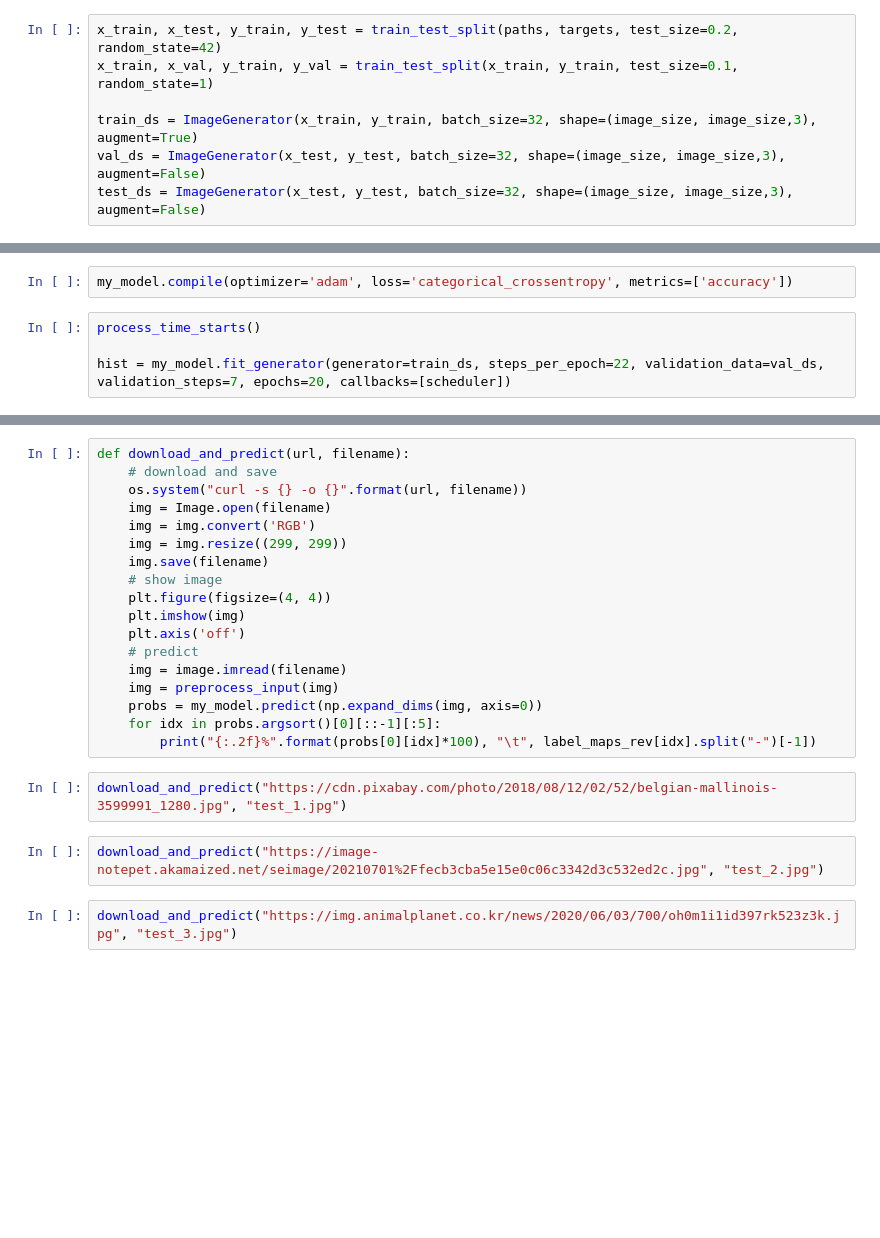
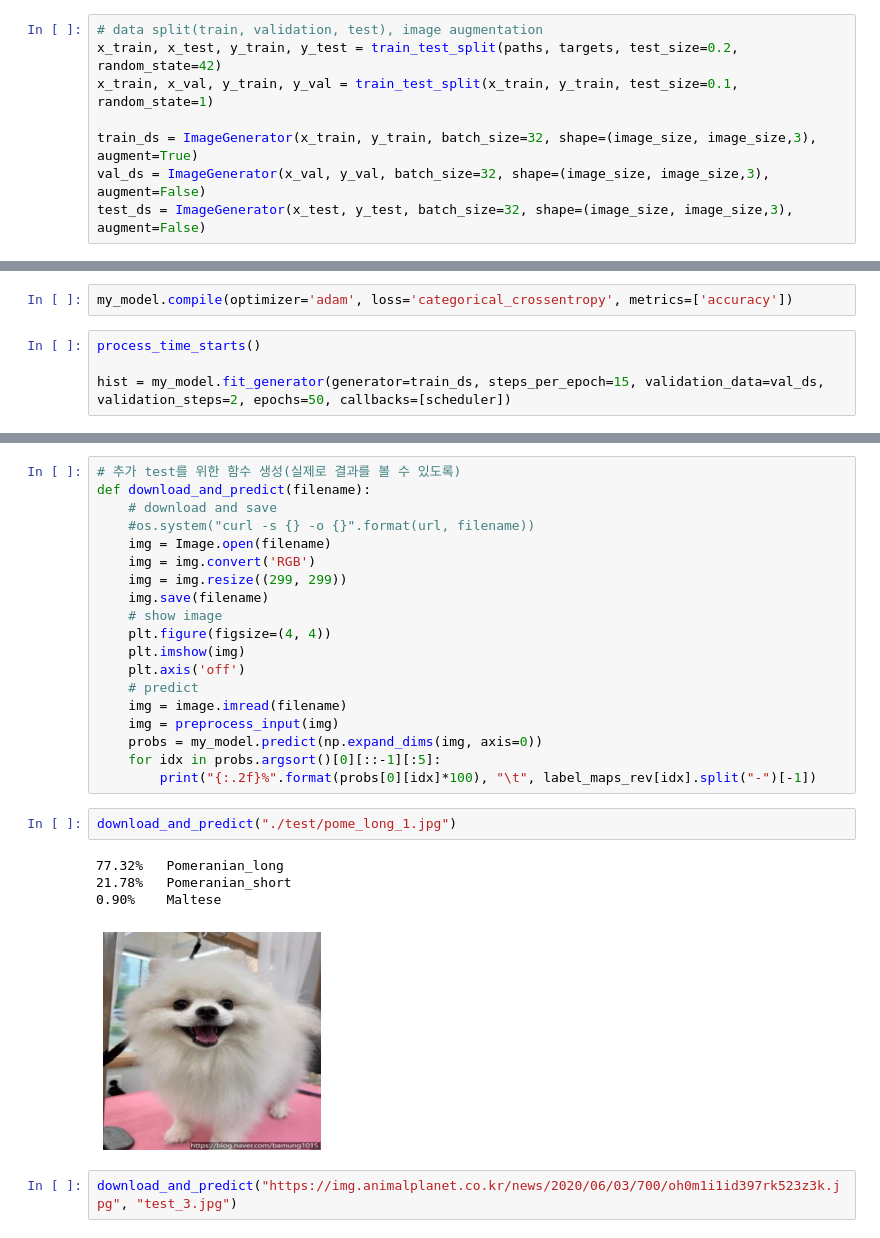
Before and after one commit to keunhyunkim/petever-new, a Jupyter notebook: ReferenceCodes/[default]breed_classification.ipynb, the cells around one changed output, grey strips where cells are left out. Drawn from its saved outputs; the diff is of its cells as text; blank space fills up the shorter version.

```diff
--- a/ReferenceCodes/[default]breed_classification.ipynb
+++ b/ReferenceCodes/[default]breed_classification.ipynb
@@ -227,9 +247,10 @@ class ImageGenerator(Sequence):
             image = seq.augment_image(image)
         return image
 # %%
+# data split(train, validation, test), image augmentation
 x_train, x_test, y_train, y_test = train_test_split(paths, targets, test_size=0.2, random_state=42)
 x_train, x_val, y_train, y_val = train_test_split(x_train, y_train, test_size=0.1, random_state=1)
 
 train_ds = ImageGenerator(x_train, y_train, batch_size=32, shape=(image_size, image_size,3), augment=True)
-val_ds = ImageGenerator(x_test, y_test, batch_size=32, shape=(image_size, image_size,3), augment=False)
+val_ds = ImageGenerator(x_val, y_val, batch_size=32, shape=(image_size, image_size,3), augment=False)
 test_ds = ImageGenerator(x_test, y_test, batch_size=32, shape=(image_size, image_size,3), augment=False)
@@ -283,4 +325,4 @@ my_model.compile(optimizer='adam', loss='categorical_crossentropy', metrics=['ac
 # %%
 process_time_starts()
 
-hist = my_model.fit_generator(generator=train_ds, steps_per_epoch=22, validation_data=val_ds,  validation_steps=7, epochs=20, callbacks=[scheduler])
+hist = my_model.fit_generator(generator=train_ds, steps_per_epoch=15, validation_data=val_ds,  validation_steps=2, epochs=50, callbacks=[scheduler])
@@ -306,7 +381,8 @@ print("Test results \n Loss:",test_loss,'\n Accuracy',test_accuracy)
 # %%
-def download_and_predict(url, filename):
+# 추가 test를 위한 함수 생성(실제로 결과를 볼 수 있도록)
+def download_and_predict(filename):
     # download and save
-    os.system("curl -s {} -o {}".format(url, filename))
+    #os.system("curl -s {} -o {}".format(url, filename))
     img = Image.open(filename)
     img = img.convert('RGB')
     img = img.resize((299, 299))
@@ -321,9 +397,12 @@ def download_and_predict(url, filename):
     probs = my_model.predict(np.expand_dims(img, axis=0))
     for idx in probs.argsort()[0][::-1][:5]:
         print("{:.2f}%".format(probs[0][idx]*100), "\t", label_maps_rev[idx].split("-")[-1])
-# %%
-download_and_predict("https://cdn.pixabay.com/photo/2018/08/12/02/52/belgian-mallinois-3599991_1280.jpg", "test_1.jpg")
-# %%
-download_and_predict("https://image-notepet.akamaized.net/seimage/20210701%2Ffecb3cba5e15e0c06c3342d3c532ed2c.jpg", "test_2.jpg")
+# %%
+download_and_predict("./test/pome_long_1.jpg")
+# %% [output]
+77.32%   Pomeranian_long
+21.78%   Pomeranian_short
+0.90%    Maltese
+[figure, added]
 # %%
 download_and_predict("https://img.animalplanet.co.kr/news/2020/06/03/700/oh0m1i1id397rk523z3k.jpg", "test_3.jpg")
```
Also changed, not shown: parts of 24 cells of this notebook.
